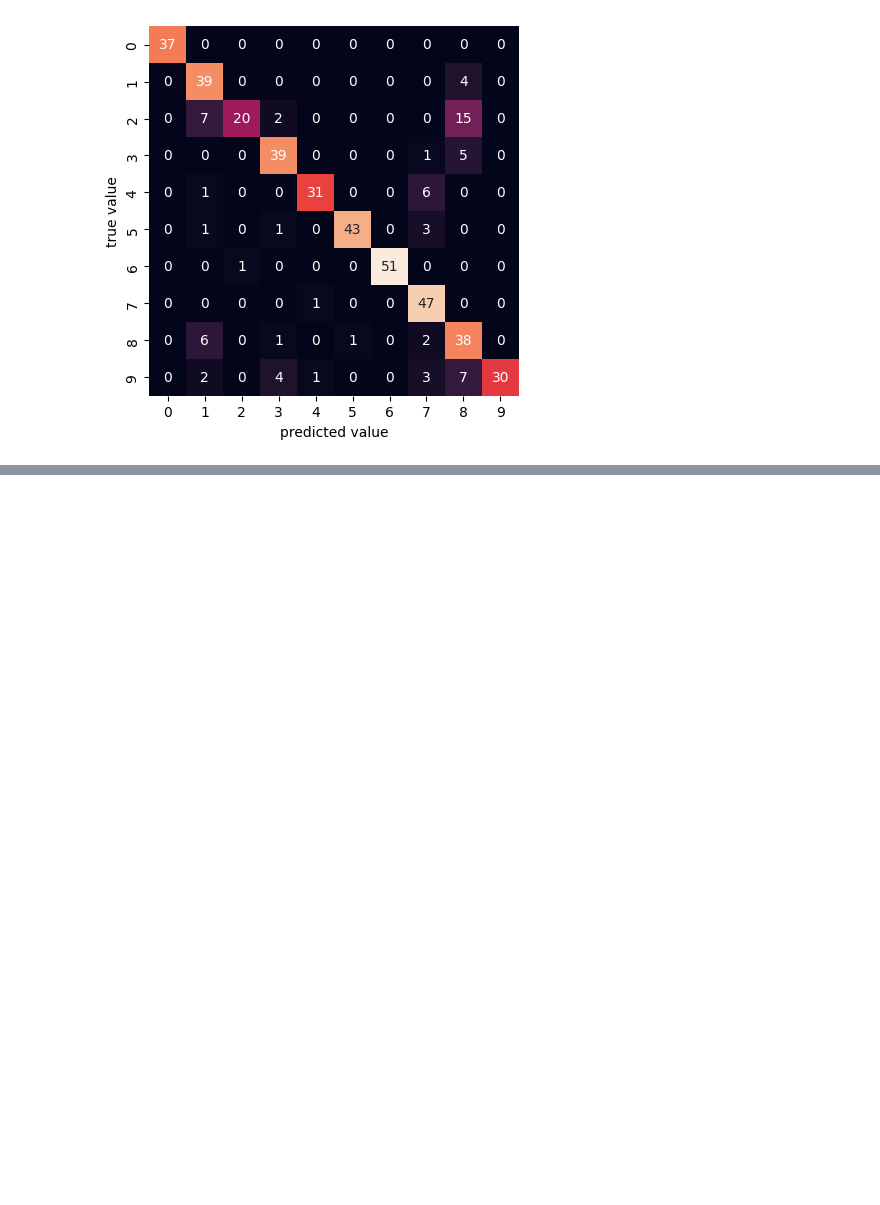
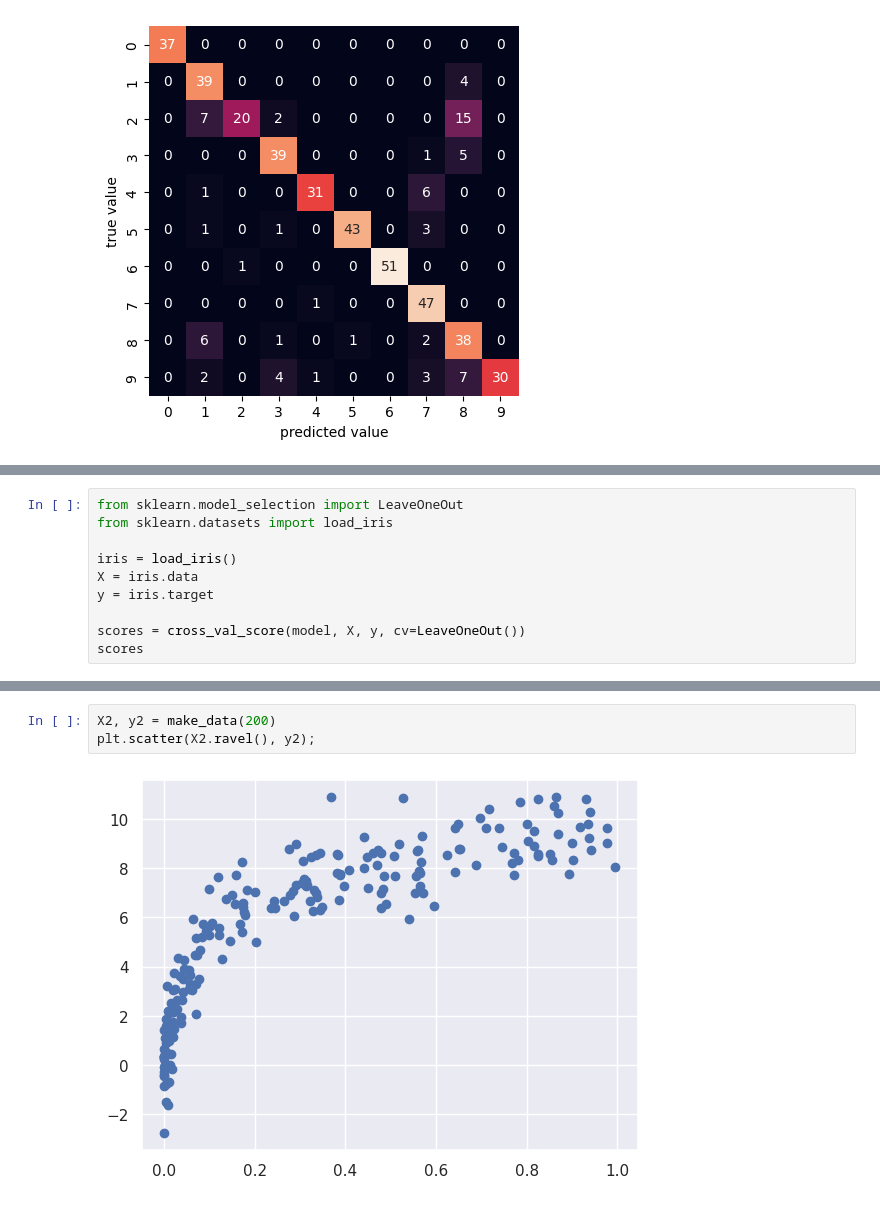
Before and after one commit to EmmanuelC-137/Mineria_de_datos, a Jupyter notebook: Mineria_de_datos.ipynb, the cells around one changed output, grey strips where cells are left out. Drawn from its saved outputs; the diff is of its cells as text; blank space fills up the shorter version.

```diff
--- a/Mineria_de_datos.ipynb
+++ b/Mineria_de_datos.ipynb
@@ -1456,0 +1507,10 @@ plt.ylabel('true value');
+# %%
+from sklearn.model_selection import LeaveOneOut
+from sklearn.datasets import load_iris
+
+iris = load_iris()
+X = iris.data
+y = iris.target
+
+scores = cross_val_score(model, X, y, cv=LeaveOneOut())
+scores
@@ -1456,0 +1610,5 @@ plt.ylabel('true value');
+# %%
+X2, y2 = make_data(200)
+plt.scatter(X2.ravel(), y2);
+# %% [output]
+[figure, added]
```
Also changed, not shown: parts of 40 cells of this notebook.
